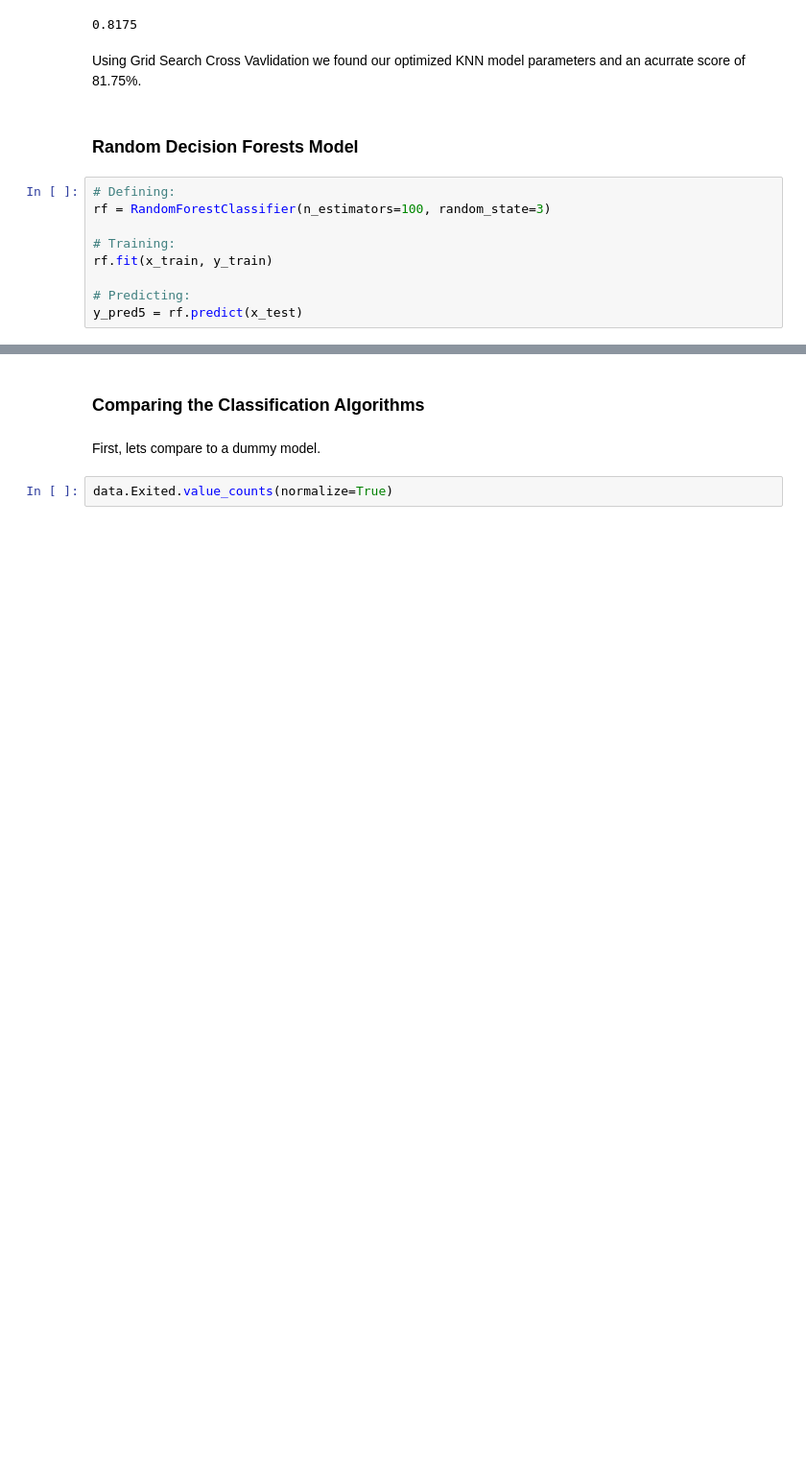
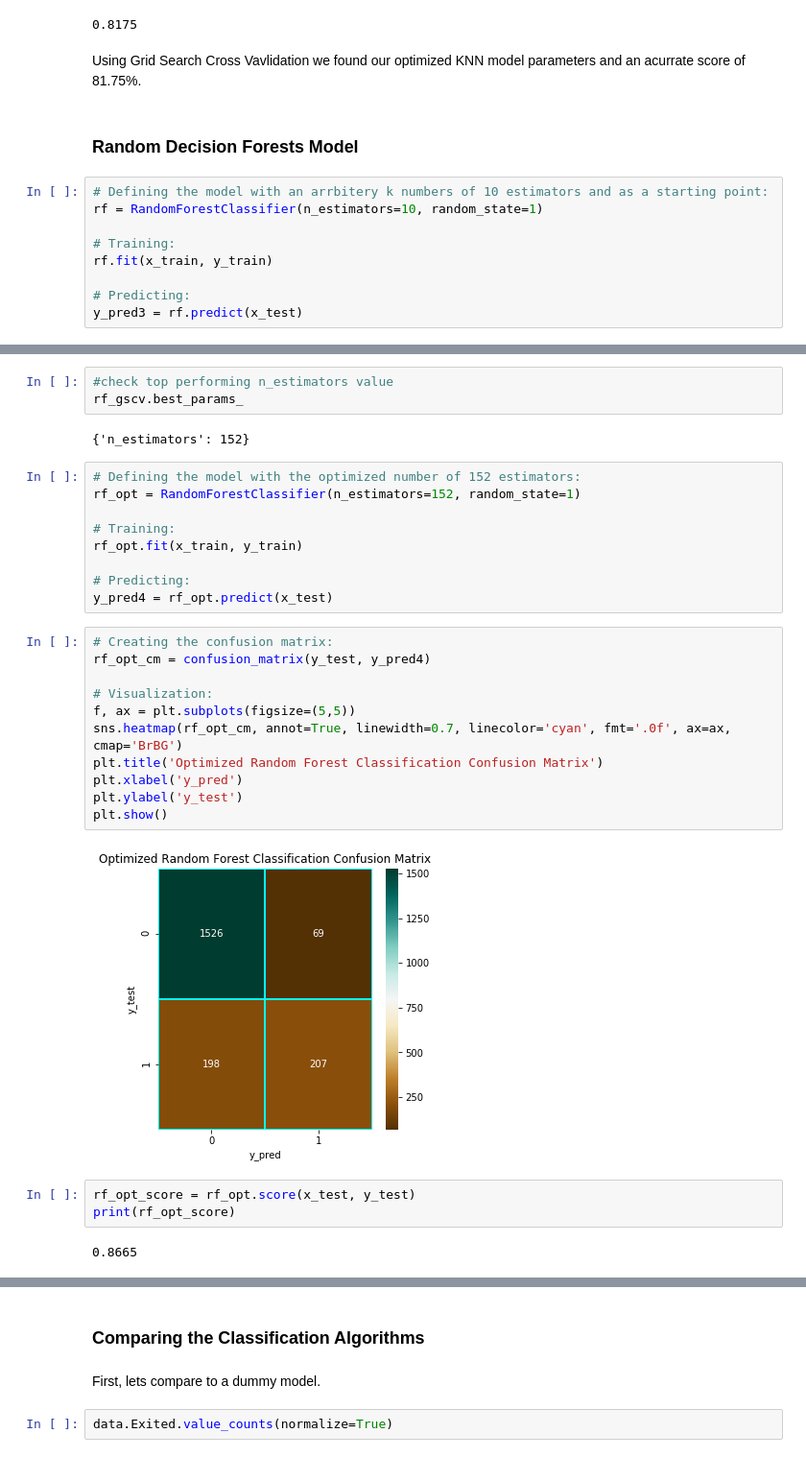
Before and after one commit to eelior/introduction-to-data-science-final-project, a Jupyter notebook: Bank Churn Model.ipynb, the cells around one changed output, grey strips where cells are left out. Shown: that part at 96% size. Saved outputs shown, nothing was run; the diff lists cells and outputs as text; blank space fills up the shorter version.

Commit message:
Evaluating opt models and finishing

```diff
--- a/Bank Churn Model.ipynb
+++ b/Bank Churn Model.ipynb
@@ -601,13 +616,13 @@ Using Grid Search Cross Vavlidation we found our optimized KNN model parameters
 # %% [markdown]
 ### Random Decision Forests Model
 # %%
-# Defining:
-rf = RandomForestClassifier(n_estimators=100, random_state=3)
+# Defining the model with an arrbitery k numbers of 10 estimators and as a starting point:
+rf = RandomForestClassifier(n_estimators=10, random_state=1)
 
 # Training:
 rf.fit(x_train, y_train)
 
 # Predicting:
-y_pred5 = rf.predict(x_test)
+y_pred3 = rf.predict(x_test)
 # %%
 # Creating the confusion matrix:
@@ -629,0 +697,32 @@ print(rf_score)
+# %%
+#check top performing n_estimators value
+rf_gscv.best_params_
+# %% [output]
+{'n_estimators': 152}
+# %%
+# Defining the model with the optimized number of 152 estimators:
+rf_opt = RandomForestClassifier(n_estimators=152, random_state=1)
+
+# Training:
+rf_opt.fit(x_train, y_train)
+
+# Predicting:
+y_pred4 = rf_opt.predict(x_test)
+# %%
+# Creating the confusion matrix:
+rf_opt_cm = confusion_matrix(y_test, y_pred4)
+
+# Visualization:
+f, ax = plt.subplots(figsize=(5,5))
+sns.heatmap(rf_opt_cm, annot=True, linewidth=0.7, linecolor='cyan', fmt='.0f', ax=ax, cmap='BrBG')
+plt.title('Optimized Random Forest Classification Confusion Matrix')
+plt.xlabel('y_pred')
+plt.ylabel('y_test')
+plt.show()
+# %% [output]
+[figure, added]
+# %%
+rf_opt_score = rf_opt.score(x_test, y_test)
+print(rf_opt_score)
+# %% [output]
+0.8665
```
Also changed, not shown: parts of 19 cells of this notebook.
